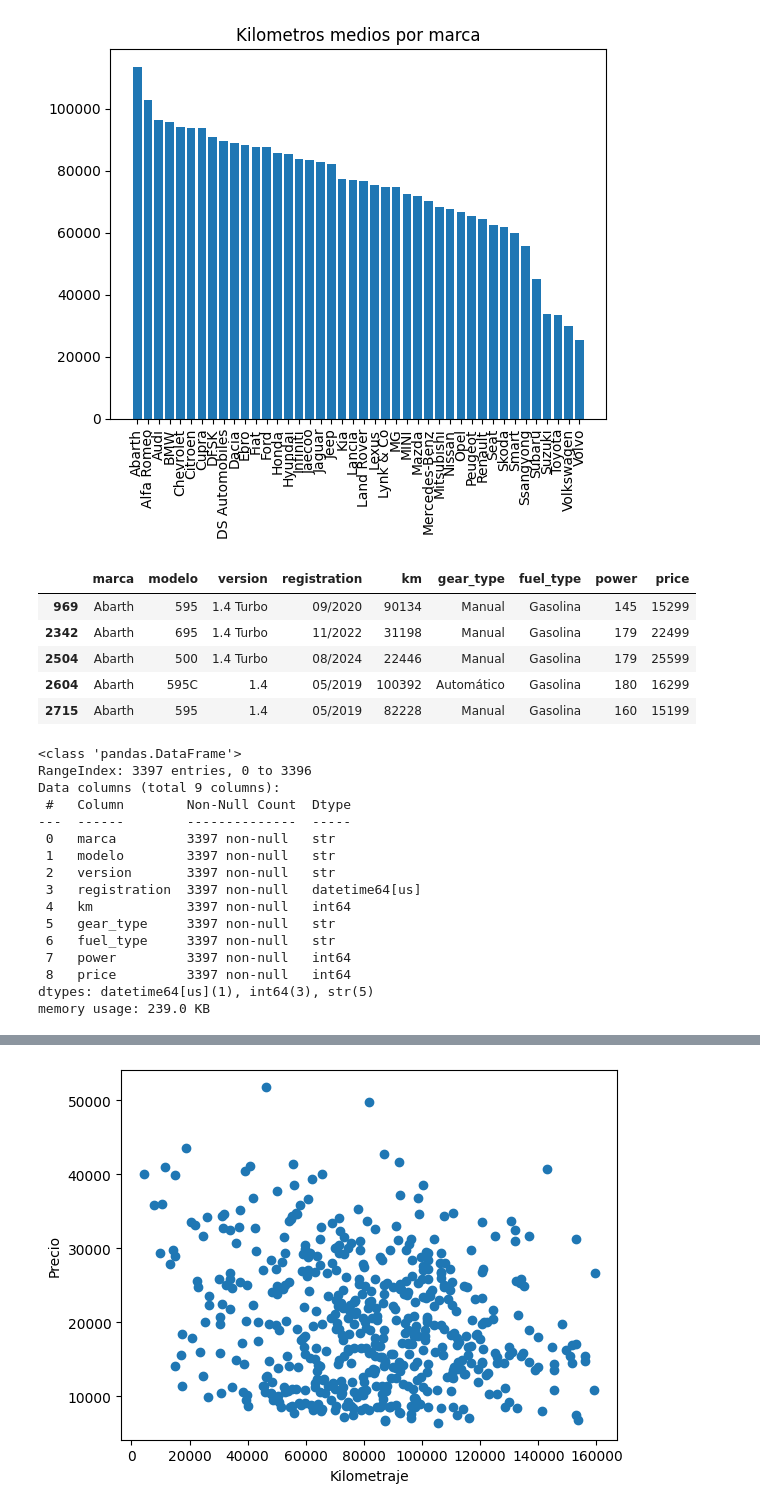
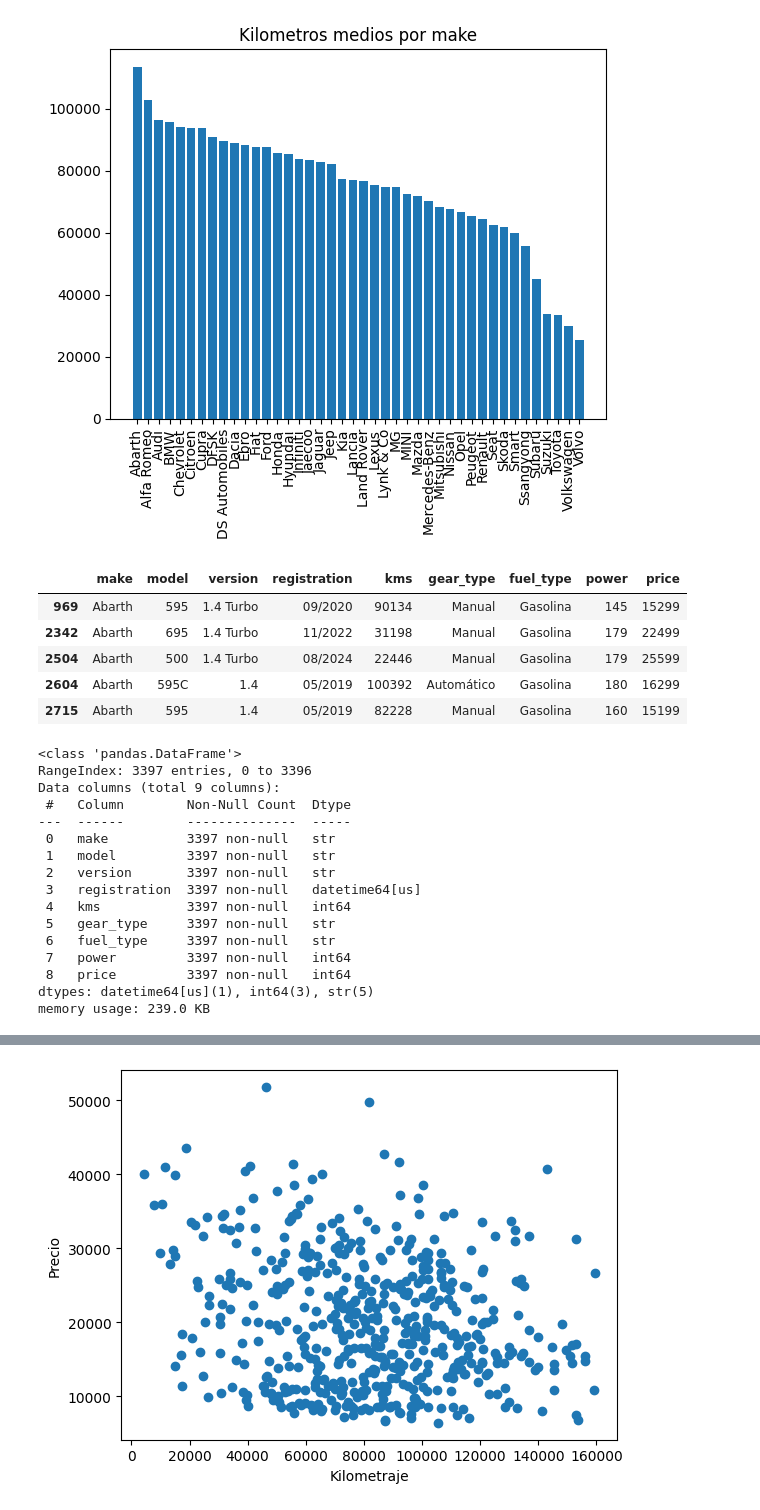
Before and after one commit to JaviFigueroaVicente/IberiaDriveInsights, a Jupyter notebook: backend/notebooks/analisis_coches.ipynb, the cells around one changed output, grey strips where cells are left out. Saved outputs shown, nothing was run; the diff lists cells and outputs as text; code cells hidden in the pictures.

```diff
--- a/backend/notebooks/analisis_coches.ipynb
+++ b/backend/notebooks/analisis_coches.ipynb
@@ -17,6 +17,12 @@ data.head()
 | 2 | Toyota | Yaris | 1.5 Hybrid | 07/2025 | 12629 | Automático | Híbrido | 116 | 24499 |
 | 3 | Ford | Transit | 2.0 TDCi | 02/2022 | 78582 | Manual | Diésel | 130 | 30999 |
 | 4 | Ford | Grand C-Max | 1.6 TDCi | 04/2015 | 85974 | Manual | Diésel | 115 | 10199 |
+# %%
+data = data.rename(columns={
+    'marca': 'make',
+    'modelo': 'model',
+    'km': 'kms',
+})
 # %%
 data.info()
 # %% [output]
@@ -119,16 +125,16 @@ plt.show()
 # %%
-df_marcas_kms_medios = data.groupby(['marca'])['km'].mean().reset_index()
+df_makes_kms_medios = data.groupby(['make'])['kms'].mean().reset_index()
 # %%
-plt.bar(df_marcas_kms_medios['marca'], df_marcas_kms_medios['km'].sort_values(ascending=False))
+plt.bar(df_makes_kms_medios['make'], df_makes_kms_medios['kms'].sort_values(ascending=False))
 plt.xticks(rotation=90)
-plt.title('Kilometros medios por marca')
+plt.title('Kilometros medios por make')
 plt.show()
 # %% [output]
-[figure, old version]
+[figure, new version]
 # %%
-data[data['marca'] == 'Abarth']
+data[data['make'] == 'Abarth']
 # %% [output]
-|  | marca | modelo | version | registration | km | gear_type | fuel_type | power | price |
+|  | make | model | version | registration | kms | gear_type | fuel_type | power | price |
 | 969 | Abarth | 595 | 1.4 Turbo | 09/2020 | 90134 | Manual | Gasolina | 145 | 15299 |
 | 2342 | Abarth | 695 | 1.4 Turbo | 11/2022 | 31198 | Manual | Gasolina | 179 | 22499 |
 | 2504 | Abarth | 500 | 1.4 Turbo | 08/2024 | 22446 | Manual | Gasolina | 179 | 25599 |
@@ -143,11 +149,11 @@ RangeIndex: 3397 entries, 0 to 3396
 Data columns (total 9 columns):
  #   Column        Non-Null Count  Dtype
 ---  ------        --------------  -----
- 0   marca         3397 non-null   str
- 1   modelo        3397 non-null   str
+ 0   make          3397 non-null   str
+ 1   model         3397 non-null   str
  2   version       3397 non-null   str
  3   registration  3397 non-null   datetime64[us]
- 4   km            3397 non-null   int64
+ 4   kms           3397 non-null   int64
  5   gear_type     3397 non-null   str
  6   fuel_type     3397 non-null   str
  7   power         3397 non-null   int64
```
Also changed, not shown: parts of 17 cells of this notebook, 3 other files.
